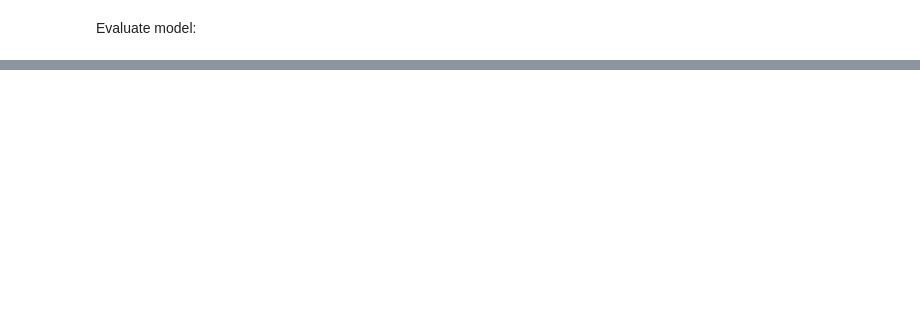
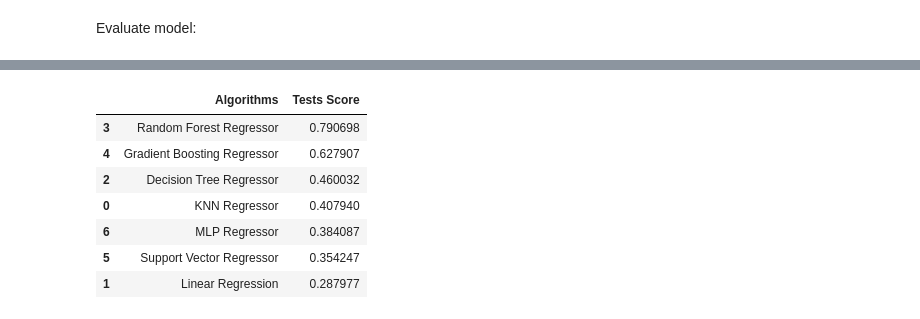
Before and after one commit to ViktorKarl/Datadrevne_sys, a Jupyter notebook: ML_project.ipynb, the cells around one changed output, grey strips where cells are left out. Saved outputs shown, nothing was run; the diff lists cells and outputs as text; code cells hidden in the pictures; blank space fills up the shorter version.

```diff
--- a/ML_project.ipynb
+++ b/ML_project.ipynb
@@ -215,0 +224,2 @@ Validation Accuracy: 65.12%
+# %%
+dr = metoder.decisionregressor(df)
@@ -215,0 +232,15 @@ Validation Accuracy: 65.12%
+# %%
+models = ['KNN Regressor', 'Linear Regression', 'Decision Tree Regressor' ,'Random Forest Regressor',
+ 'Gradient Boosting Regressor','Support Vector Regressor', 'MLP Regressor']
+tests_score = [KNN, lr, dr, rf, gb, svr, mlp]
+compare_models = pd.DataFrame({ "Algorithms": models, "Tests Score": tests_score })
+compare_models.sort_values(by = "Tests Score", ascending = False)
+# %% [output]
+|  | Algorithms | Tests Score |
+| 3 | Random Forest Regressor | 0.790698 |
+| 4 | Gradient Boosting Regressor | 0.627907 |
+| 2 | Decision Tree Regressor | 0.460032 |
+| 0 | KNN Regressor | 0.407940 |
+| 6 | MLP Regressor | 0.384087 |
+| 5 | Support Vector Regressor | 0.354247 |
+| 1 | Linear Regression | 0.287977 |
```
Also changed, not shown: parts of 12 cells of this notebook, 1 other file.
